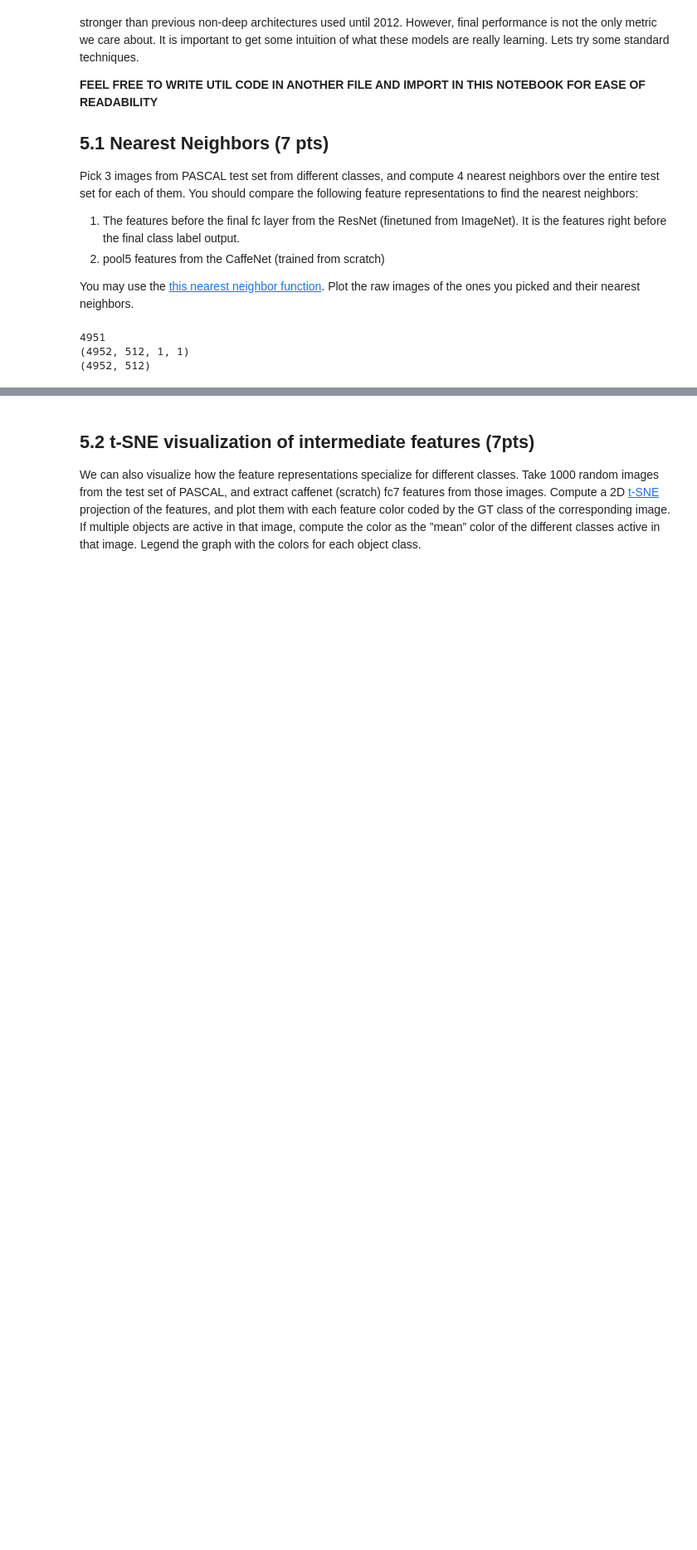
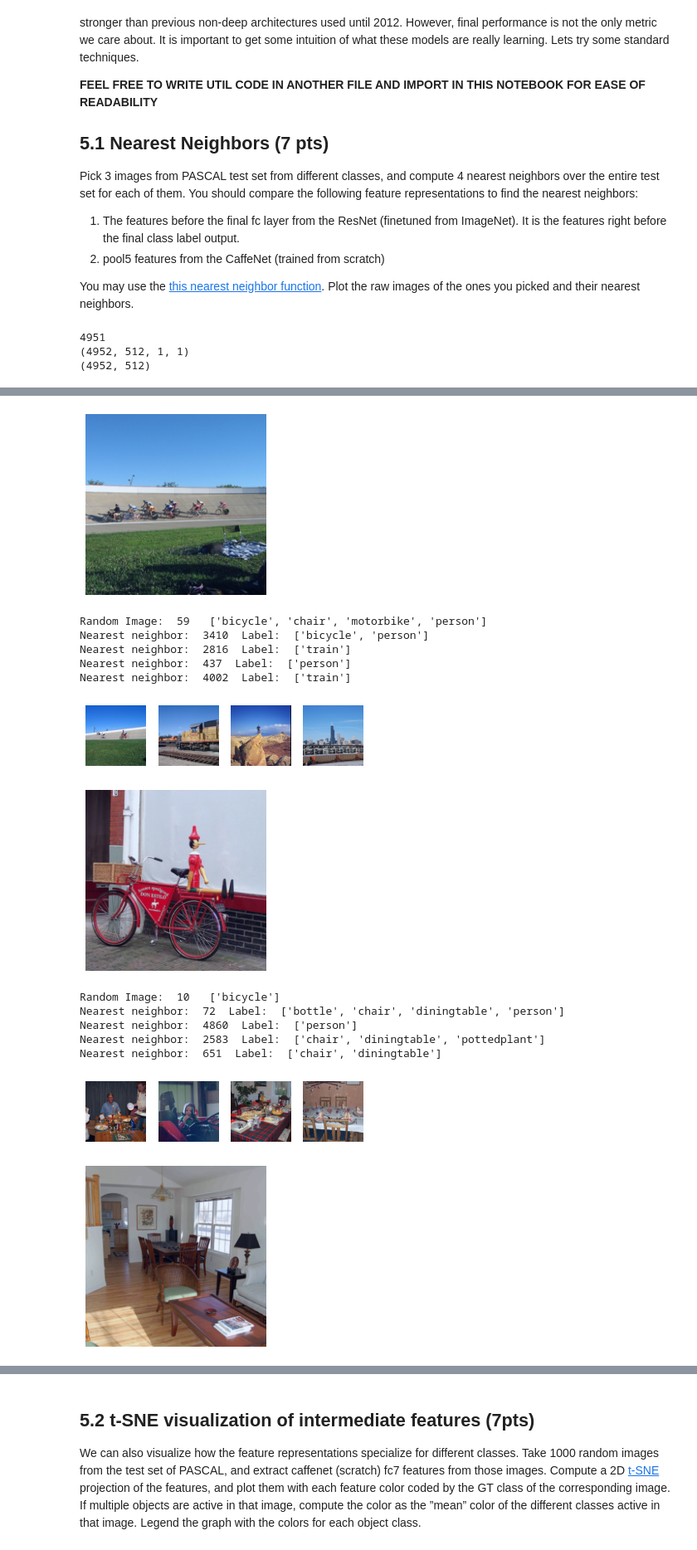
Before and after one commit to unanditha02/hw1, a Jupyter notebook: q5_analysis.ipynb, the cells around one changed output, grey strips where cells are left out. Shown at 83% size. Drawn from its saved outputs; the diff is of its cells as text; code cells hidden in the pictures; blank space fills up the shorter version.

```diff
--- a/q5_analysis.ipynb
+++ b/q5_analysis.ipynb
@@ -71,8 +69,8 @@ print(output_total.shape)
 (4952, 512)
 # %%
 from sklearn.neighbors import NearestNeighbors
-neighbor = NearestNeighbors(n_neighbors=5, algorithm='ball_tree')
-neighbor.fit(output_total)
+neighbor_resnet = NearestNeighbors(n_neighbors=5, algorithm='ball_tree')
+neighbor_resnet.fit(output_total_resnet)
 
 random_images = [22, 33, 56]
 # %%
@@ -297,10 +171,0 @@ print(im1_n_index)
-# %%
-for indices in im1_n_index[0]:
-    im1, label, weught1 = test_loader.dataset.__getitem__(indices)
-    plt.figure()
-    plt.imshow(im1.permute(1,2,0).numpy())
-    # plt.show()
-    print(label.numpy())
-    print(type(label.numpy().nonzero()[0][0]))
-    label_name1 = test_loader.dataset.get_class_name(label.numpy().nonzero()[0][0])
-    print(label_name1)
@@ -332,0 +172,61 @@ bicycle
+# %%
+from sklearn.neighbors import NearestNeighbors
+neighbor_caffe = NearestNeighbors(n_neighbors=5, algorithm='ball_tree')
+neighbor_caffe.fit(features_caffe)
+
+random_images_caffe = [59, 10, 156]
+# %%
+for ind in random_images_caffe:
+    img = features_caffe[ind,:].reshape(1,-1)
+
+    img_n_dist, img_n_index = neighbor_caffe.kneighbors(img)
+    img, label, _ = test_loader.dataset.__getitem__(ind)
+
+    img = img.permute(1,2,0).numpy()
+    img = (img-img.min())/(img.max()-img.min())
+    plt.figure()
+    plt.imshow(img)
+    plt.axis('off')
+    plt.show()
+
+    labels = label.numpy().nonzero()[0]
+    label_name = []
+    for label in labels:
+        label_name.append(test_loader.dataset.get_class_name(label))
+    print("Random Image: ", ind, " ",label_name)
+    img_grid = []
+    for indices in img_n_index[0][1:]:
+        img_nn, label, _ = test_loader.dataset.__getitem__(indices)
+        img_nn = img_nn.permute(1,2,0).numpy()
+        img_grid.append((img_nn-img_nn.min())/(img_nn.max()-img_nn.min()))
+        labels = label.numpy().nonzero()[0]
+        label_name = []
+        for label in labels:
+            label_name.append(test_loader.dataset.get_class_name(label))
+        print("Nearest neighbor: ", indices, " Label: ", label_name)
+    f, axarr = plt.subplots(1, 4)
+    plt.axis('off')
+    axarr[0].imshow(img_grid[0])
+    axarr[1].imshow(img_grid[1])
+    axarr[2].imshow(img_grid[2])
+    axarr[3].imshow(img_grid[3])
+    axarr[0].axis('off')
+    axarr[1].axis('off')
+    axarr[2].axis('off')
+    axarr[3].axis('off')
+# %% [output]
+[figure, added]
+Random Image:  59   ['bicycle', 'chair', 'motorbike', 'person']
+Nearest neighbor:  3410  Label:  ['bicycle', 'person']
+Nearest neighbor:  2816  Label:  ['train']
+Nearest neighbor:  437  Label:  ['person']
+Nearest neighbor:  4002  Label:  ['train']
+[figure, added]
+[figure, added]
+Random Image:  10   ['bicycle']
+Nearest neighbor:  72  Label:  ['bottle', 'chair', 'diningtable', 'person']
+Nearest neighbor:  4860  Label:  ['person']
+Nearest neighbor:  2583  Label:  ['chair', 'diningtable', 'pottedplant']
+Nearest neighbor:  651  Label:  ['chair', 'diningtable']
+[figure, added]
+[figure, added]
```
Also changed, not shown: parts of 14 cells of this notebook.
